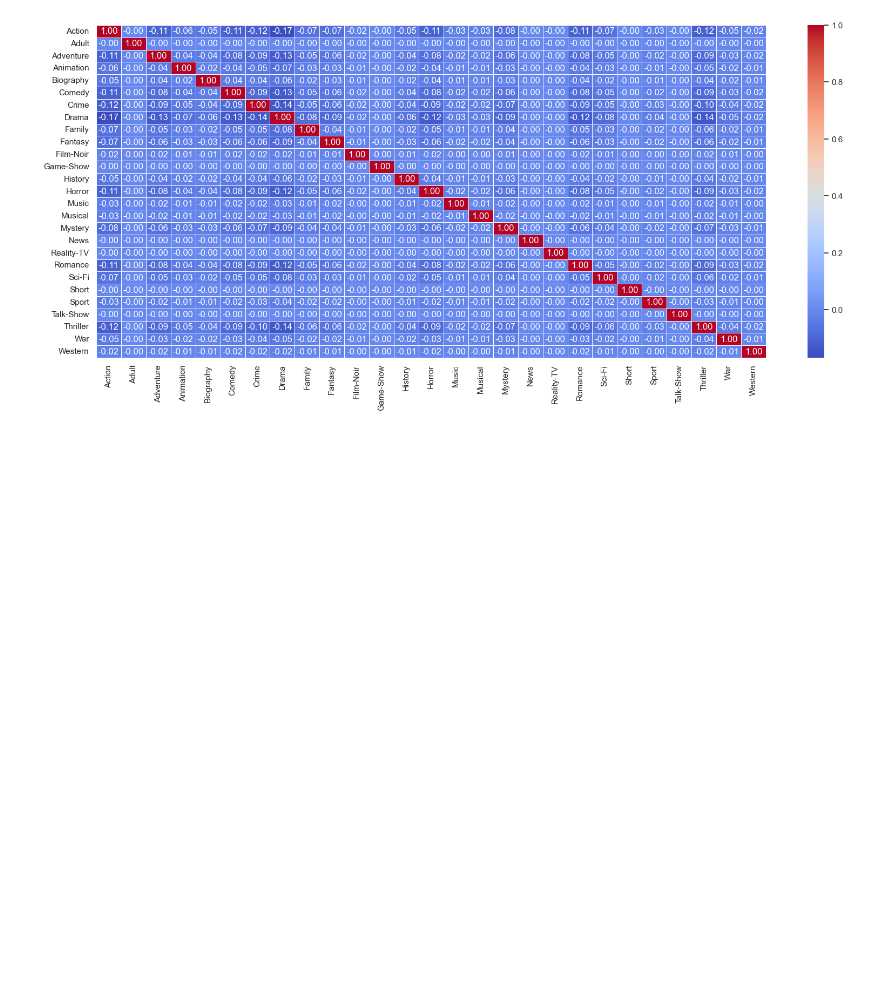
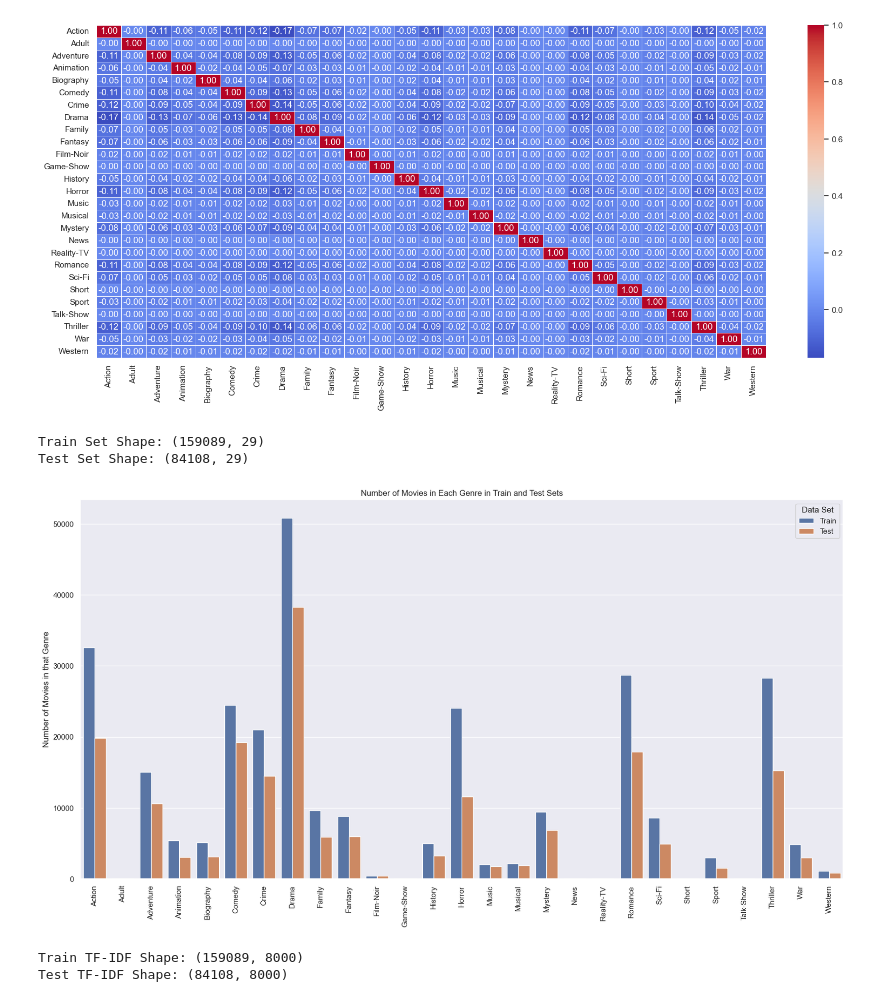
Before and after one commit to AbhAy120204/movie-classification, a Jupyter notebook: 1.ipynb, the cells around one changed output. Cells and saved outputs as stored; diff of their text form; code cells hidden in the pictures; blank space fills up the shorter version.

```diff
--- a/1.ipynb
+++ b/1.ipynb
@@ -265,3 +270,79 @@ sns.heatmap(correlation_matrix, annot=True, cmap='coolwarm', fmt=".2f", linewidt
 # %% [output]
 <Axes: >
 [figure]
+# %%
+def multi_label_train_test_split(df, label_columns, min_test_size=0.2, random_state=42):
+    np.random.seed(random_state)
+
+    test_indices = set()
+
+    # Ensure that each genre has at least some samples in the test set
+    for genre in label_columns:
+        genre_indices = df[df[genre] == 1].index
+        test_size = max(1, int(len(genre_indices) * min_test_size))
+        test_indices.update(np.random.choice(genre_indices, size=test_size, replace=False))
+
+    test_indices = list(test_indices)
+    train_indices = df.index.difference(test_indices)
+
+    train_df = df.loc[train_indices].reset_index(drop=True)
+    test_df = df.loc[test_indices].reset_index(drop=True)
+
+    return train_df, test_df
+
+# Selecting label columns (excluding movie_id and cleaned_des)
+label_columns = new_df.columns[2:]
+
+# Perform train-test split
+train_df, test_df = multi_label_train_test_split(new_df, label_columns, min_test_size=0.2)
+
+# Extracting labels for training and testing
+ytrain = train_df[label_columns].values  # One-hot encoded genres
+ytest = test_df[label_columns].values
+
+# Print dataset shapes
+print("Train Set Shape:", train_df.shape)
+print("Test Set Shape:", test_df.shape)
+# %% [output]
+Train Set Shape: (159089, 29)
+Test Set Shape: (84108, 29)
+# %%
+# Count number of movies per genre in train and test sets
+train_counts = train_df.iloc[:, 2:].sum().reset_index()
+test_counts = test_df.iloc[:, 2:].sum().reset_index()
+
+# Rename columns
+train_counts.columns = ['Genre', 'Train']
+test_counts.columns = ['Genre', 'Test']
+
+# Merge train and test counts
+df_movies_per_genre = pd.merge(train_counts, test_counts, on='Genre', how='outer')
+
+# Convert to long format for seaborn
+df_movies_per_genre = df_movies_per_genre.melt(id_vars=['Genre'], var_name='Data Set', value_name='Total')
+
+# Plot
+f, ax = plt.subplots(1, 1, figsize=(20, 10))
+sns.barplot(data=df_movies_per_genre, x='Genre', y='Total', hue='Data Set', ax=ax)
+ax.set(ylabel='Number of Movies in that Genre', xlabel='')
+ax.set(title='Number of Movies in Each Genre in Train and Test Sets')
+plt.xticks(rotation=90)
+plt.show()
+# %% [output]
+[figure, added]
+# %%
+# TF-IDF Vectorization
+tfidf_vectorizer = TfidfVectorizer(max_features=8000, stop_words='english')  # Adjust max_features as needed
+
+# Fit and transform the training data
+xtrain_tfidf = tfidf_vectorizer.fit_transform(train_df['cleaned_des'])
+
+# Transform the test data using the same vectorizer
+xtest_tfidf = tfidf_vectorizer.transform(test_df['cleaned_des'])
+
+# Print shapes to confirm feature extraction
+print("Train TF-IDF Shape:", xtrain_tfidf.shape)
+print("Test TF-IDF Shape:", xtest_tfidf.shape)
+# %% [output]
+Train TF-IDF Shape: (159089, 8000)
+Test TF-IDF Shape: (84108, 8000)
```
Also changed, not shown: parts of 5 cells of this notebook.
